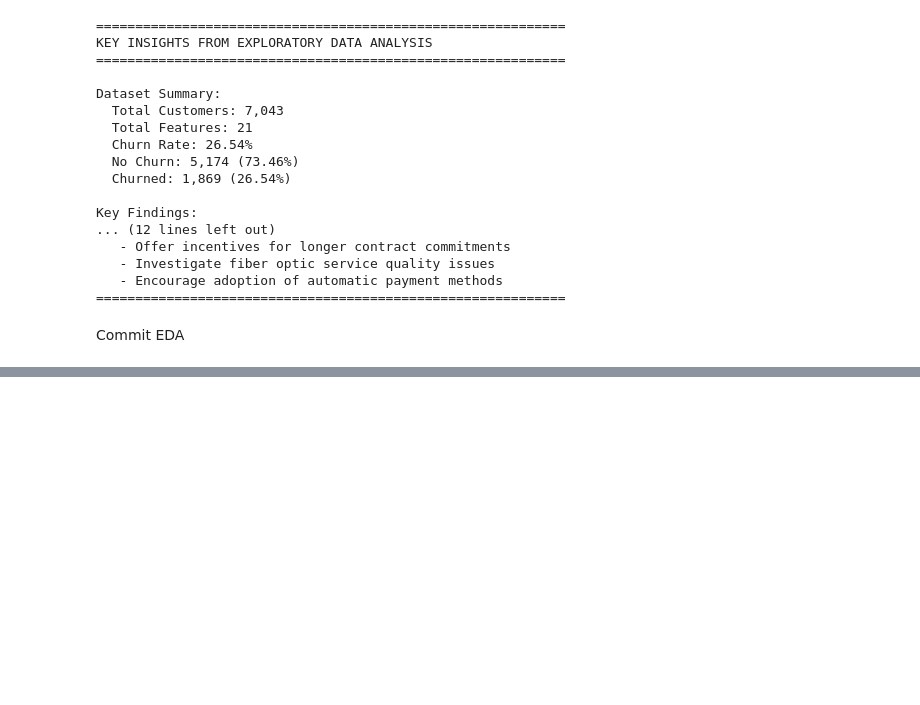
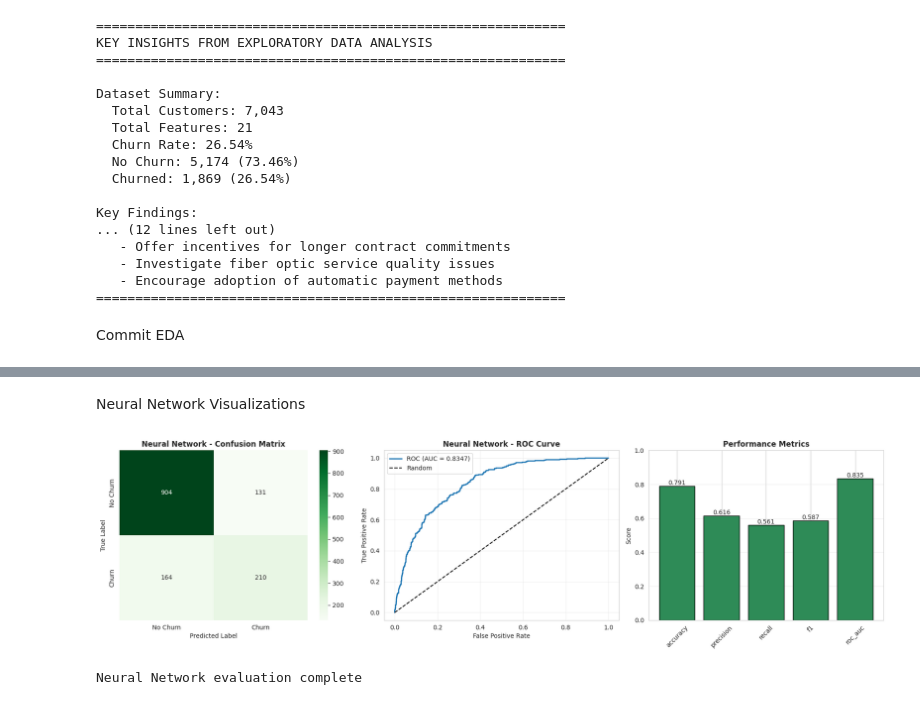
Before and after one commit to sasandi123/telco-churn-ml-project, a Jupyter notebook: notebooks/Telco_Churn_Analysis.ipynb, the cells around one changed output, grey strips where cells are left out. Saved outputs shown, nothing was run; the diff lists cells and outputs as text; code cells hidden in the pictures; blank space fills up the shorter version.

```diff
--- a/notebooks/Telco_Churn_Analysis.ipynb
+++ b/notebooks/Telco_Churn_Analysis.ipynb
@@ -523,0 +1029,44 @@ git_commit_push("Complete Task 1: Exploratory Data Analysis")
+# %% [markdown]
+Neural Network Visualizations
+# %%
+fig, axes = plt.subplots(1, 3, figsize=(18, 5))
+
+cm_nn = confusion_matrix(y_test, y_pred_nn)
+sns.heatmap(cm_nn, annot=True, fmt='d', cmap='Greens', ax=axes[0],
+           xticklabels=['No Churn', 'Churn'],
+           yticklabels=['No Churn', 'Churn'])
+axes[0].set_title('Neural Network - Confusion Matrix', fontweight='bold')
+axes[0].set_ylabel('True Label')
+axes[0].set_xlabel('Predicted Label')
+
+fpr_nn, tpr_nn, _ = roc_curve(y_test, y_pred_proba_nn)
+axes[1].plot(fpr_nn, tpr_nn, linewidth=2, label=f'ROC (AUC = {nn_metrics["roc_auc"]:.4f})')
+axes[1].plot([0, 1], [0, 1], 'k--', label='Random')
+axes[1].set_xlabel('False Positive Rate')
+axes[1].set_ylabel('True Positive Rate')
+axes[1].set_title('Neural Network - ROC Curve', fontweight='bold')
+axes[1].legend()
+axes[1].grid(True, alpha=0.3)
+
+metrics_names = list(nn_metrics.keys())
+metrics_values = list(nn_metrics.values())
+bars = axes[2].bar(metrics_names, metrics_values, color='seagreen', edgecolor='black')
+axes[2].set_ylim([0, 1.0])
+axes[2].set_ylabel('Score')
+axes[2].set_title('Performance Metrics', fontweight='bold')
+axes[2].grid(True, alpha=0.3, axis='y')
+axes[2].tick_params(axis='x', rotation=45)
+
+for bar in bars:
+    height = bar.get_height()
+    axes[2].text(bar.get_x() + bar.get_width()/2., height,
+                f'{height:.3f}', ha='center', va='bottom')
+
+plt.tight_layout()
+plt.savefig('outputs/neural_network_evaluation.png', dpi=300, bbox_inches='tight')
+plt.show()
+
+print("\nNeural Network evaluation complete")
+# %% [output]
+[figure, added]
+Neural Network evaluation complete
```
Also changed, not shown: parts of 27 cells of this notebook.
